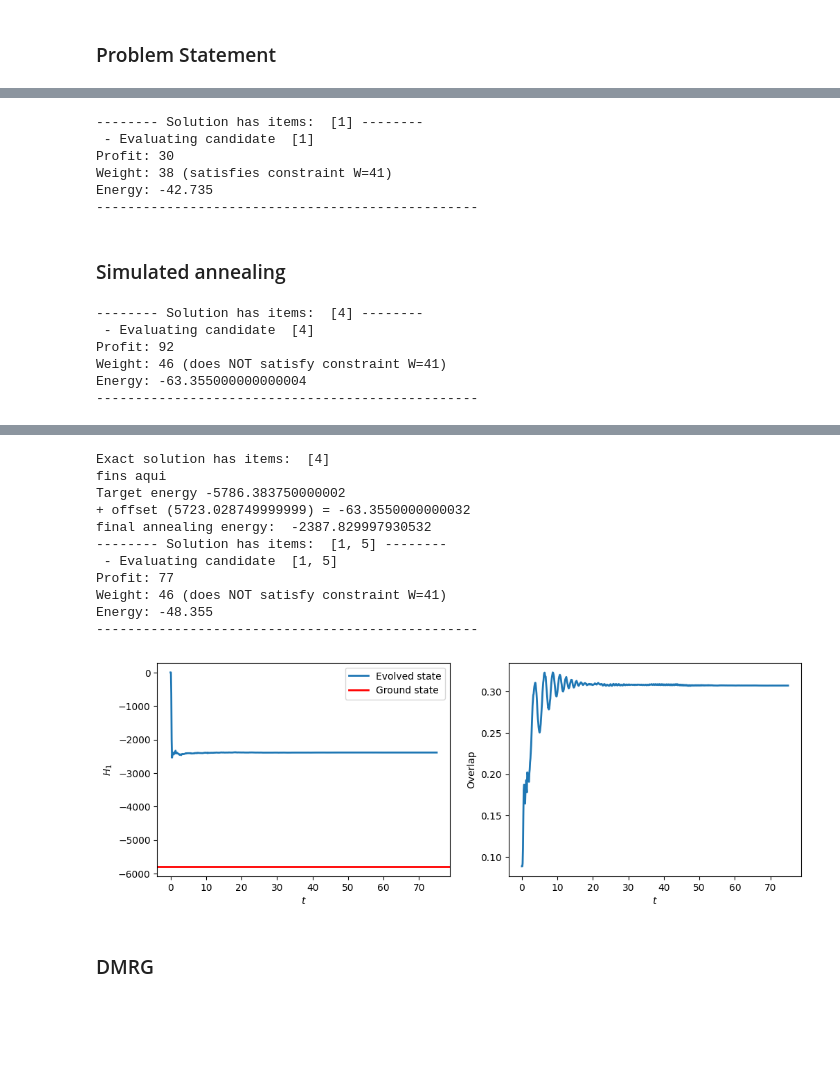
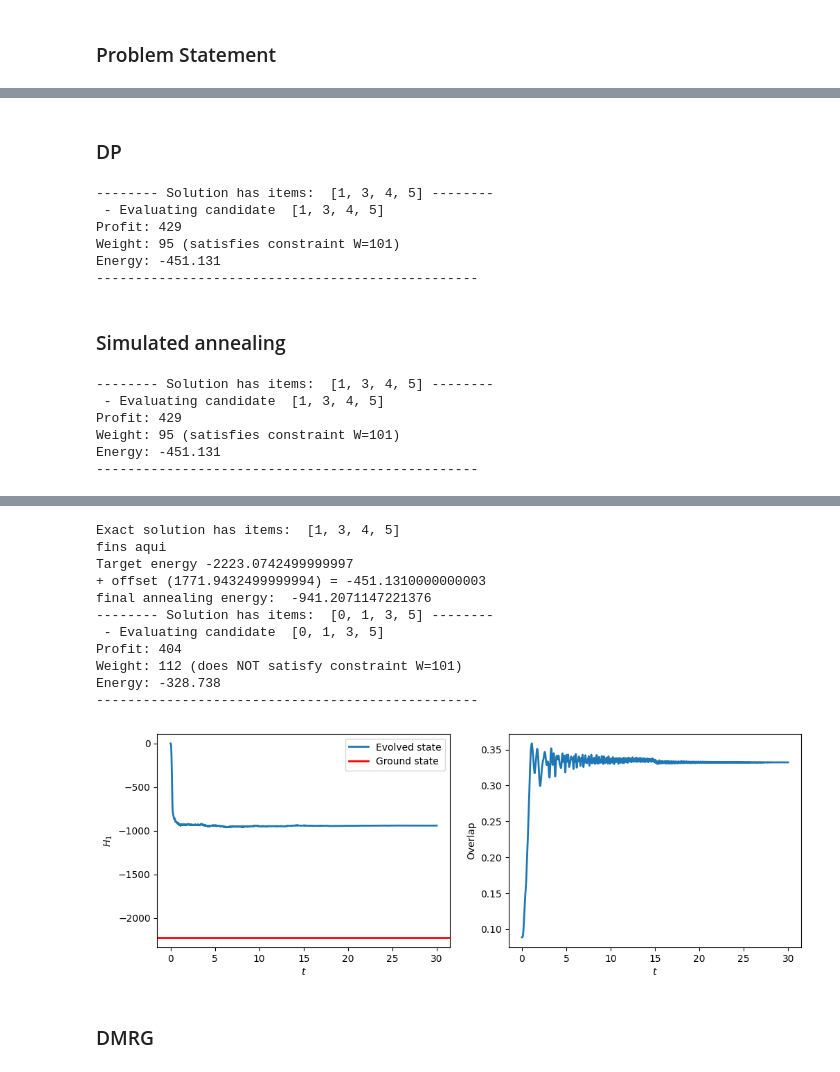
Before and after one commit to MiquelAlberti2/Quantum-annealing-and-tensor-networks, a Jupyter notebook: solutions.ipynb, the cells around one changed output, grey strips where cells are left out. Cells and saved outputs as stored; diff of their text form; code cells hidden in the pictures; blank space fills up the shorter version.

```diff
--- a/solutions.ipynb
+++ b/solutions.ipynb
@@ -3,10 +3,4 @@
 # %%
 import tests.custom_tests as tests
 
-N, values, weights, W_capacity = tests.random_test(7, 3)
-
-suma = sum(w for w in weights)
-print('sum: ', suma)
-print(W_capacity)
-
-print('Ratio: ', suma/W_capacity)
+N, values, weights, W_capacity = tests.random_test(7)
@@ -19,3 +42,5 @@ Ratio:  9.414634146341463
+# %% [markdown]
+### DP
 # %%
 from dp_solver import DP_solver
 
@@ -23,11 +48,11 @@ dp_solver = DP_solver(W_capacity, weights, values)
 items_in_solution = dp_solver.run()
 dp_solver.show_solution()
 # %% [output]
--------- Solution has items:  [1] --------
- - Evaluating candidate  [1]
-Profit: 30
-Weight: 38 (satisfies constraint W=41)
-Energy: -42.735
+-------- Solution has items:  [1, 3, 4, 5] --------
+ - Evaluating candidate  [1, 3, 4, 5]
+Profit: 429
+Weight: 95 (satisfies constraint W=101)
+Energy: -451.131
 -------------------------------------------------
 # %% [markdown]
 ### Simulated annealing
@@ -35,16 +60,16 @@ Energy: -42.735
 from neal_solver import Neal_annealing_solver
 
 H_solver = Neal_annealing_solver(W_capacity, weights, values)
-solution_items = H_solver.run()
+neal_solution_items = H_solver.run()
 H_solver.show_solution()
 
 # H_solver.energy_of_items(items_in_solution)
 # %% [output]
--------- Solution has items:  [4] --------
- - Evaluating candidate  [4]
-Profit: 92
-Weight: 46 (does NOT satisfy constraint W=41)
-Energy: -63.355000000000004
+-------- Solution has items:  [1, 3, 4, 5] --------
+ - Evaluating candidate  [1, 3, 4, 5]
+Profit: 429
+Weight: 95 (satisfies constraint W=101)
+Energy: -451.131
 -------------------------------------------------
 # %%
 from qibo_solver import Qibo_annealing_solver
@@ -54,7 +79,7 @@ Qibo_solver.exact_solution()
 h1 = Qibo_solver.get_ham()
 print('fins aqui')
 
-T = 75 # Total time of the adiabatic evolution.
+T = 30 # Total time of the adiabatic evolution.
 Qibo_solver.run(T)
 Qibo_solver.show_solution()
 # %% [output]
@@ -64,15 +88,15 @@ Qibo_solver.show_solution()
-Exact solution has items:  [4]
+Exact solution has items:  [1, 3, 4, 5]
 fins aqui
-Target energy -5786.383750000002
-+ offset (5723.028749999999) = -63.3550000000032
-final annealing energy:  -2387.829997930532
--------- Solution has items:  [1, 5] --------
- - Evaluating candidate  [1, 5]
-Profit: 77
-Weight: 46 (does NOT satisfy constraint W=41)
-Energy: -48.355
+Target energy -2223.0742499999997
++ offset (1771.9432499999994) = -451.1310000000003
+final annealing energy:  -941.2071147221376
+-------- Solution has items:  [0, 1, 3, 5] --------
+ - Evaluating candidate  [0, 1, 3, 5]
+Profit: 404
+Weight: 112 (does NOT satisfy constraint W=101)
+Energy: -328.738
 -------------------------------------------------
-[figure, old version]
+[figure, new version]
 # %% [markdown]
 ### DMRG
 # %%
```
Also changed, not shown: parts of 6 cells of this notebook, 9 other files.
